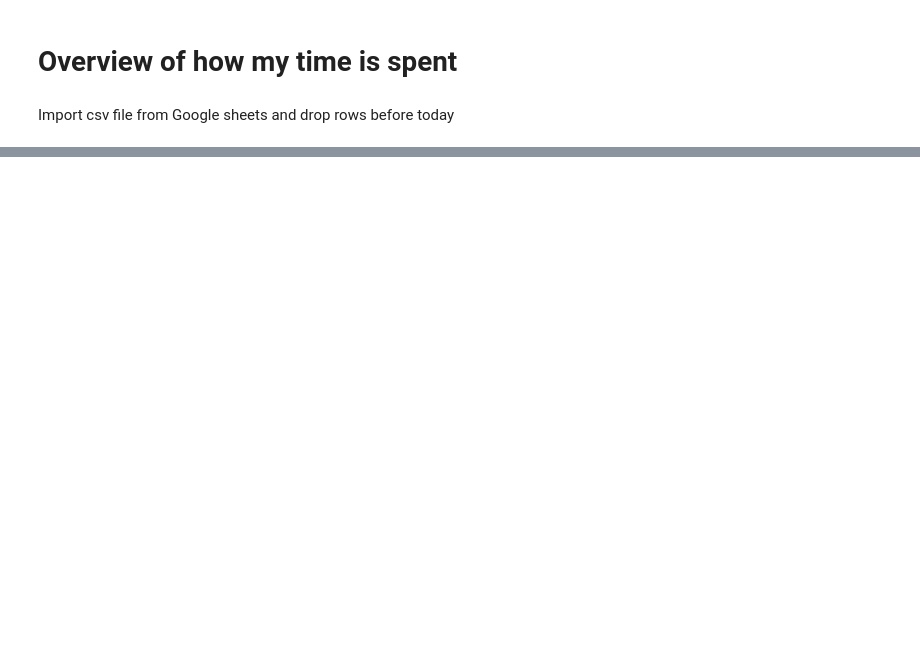
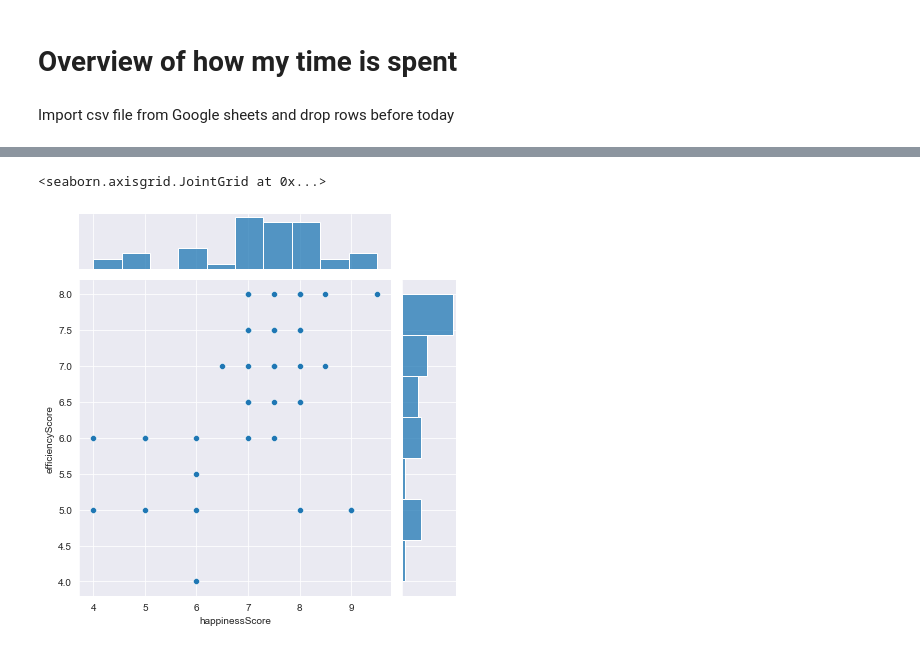
Before and after one commit to anchor14/life-tracker, a Jupyter notebook: data_analysis.ipynb, the cells around one changed output, grey strips where cells are left out. Cells and saved outputs as stored; diff of their text form; code cells hidden in the pictures; blank space fills up the shorter version.

```diff
--- a/data_analysis.ipynb
+++ b/data_analysis.ipynb
@@ -61,0 +116,5 @@ print('Number of meditations:',countMeditation)
+# %%
+sns.jointplot(x='happinessScore',y='efficiencyScore',data=trackData,kind='scatter')
+# %% [output]
+<seaborn.axisgrid.JointGrid at 0x...>
+[figure, added]
```
Also changed, not shown: parts of 51 cells of this notebook.
